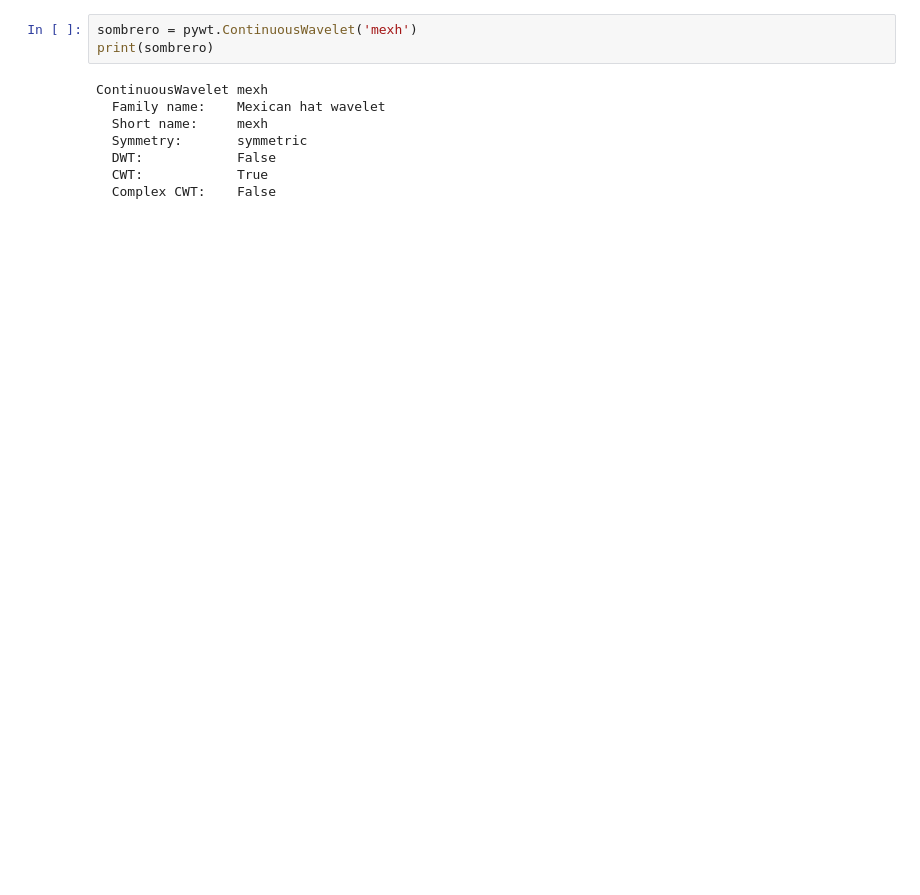
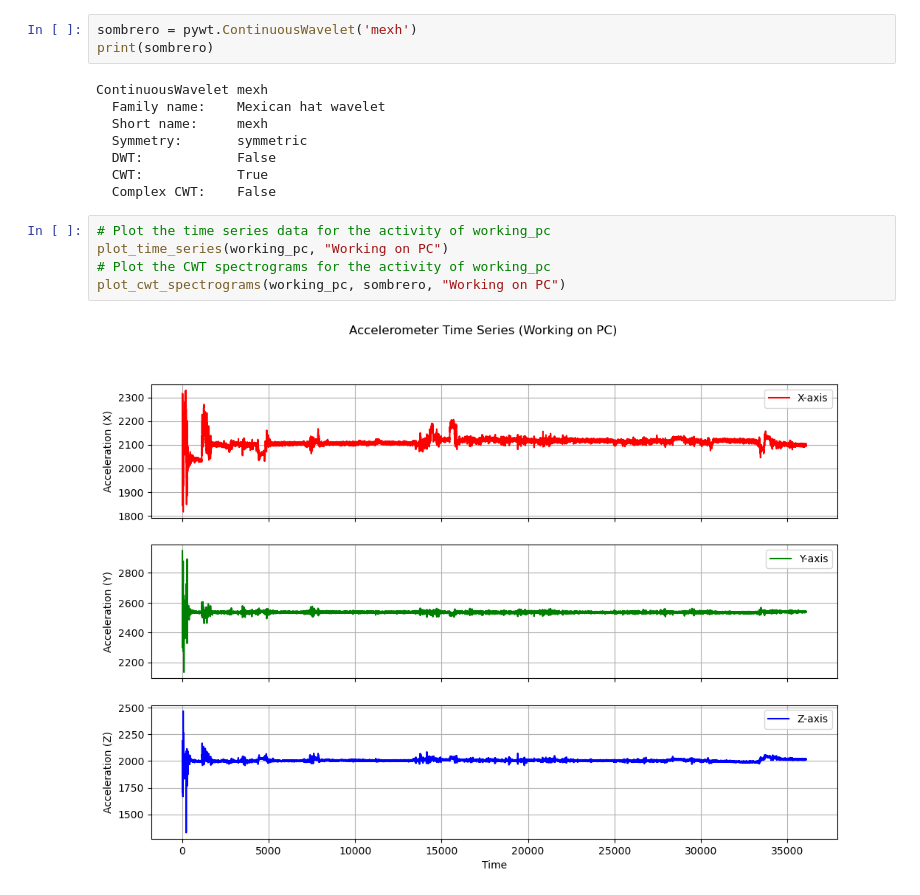
Before and after one commit to tanobar/ISPR_Midterms, a Jupyter notebook: ass1/1st_Assignment_ass2.ipynb, the cells around one changed output. Drawn from its saved outputs; the diff is of its cells as text; blank space fills up the shorter version.

```diff
--- a/ass1/1st_Assignment_ass2.ipynb
+++ b/ass1/1st_Assignment_ass2.ipynb
@@ -132,3 +145,10 @@ ContinuousWavelet mexh
   DWT:            False
   CWT:            True
   Complex CWT:    False
+# %%
+# Plot the time series data for the activity of working_pc
+plot_time_series(working_pc, "Working on PC")
+# Plot the CWT spectrograms for the activity of working_pc
+plot_cwt_spectrograms(working_pc, sombrero, "Working on PC")
+# %% [output]
+[figure, added]
```
Also changed, not shown: parts of 8 cells of this notebook.
